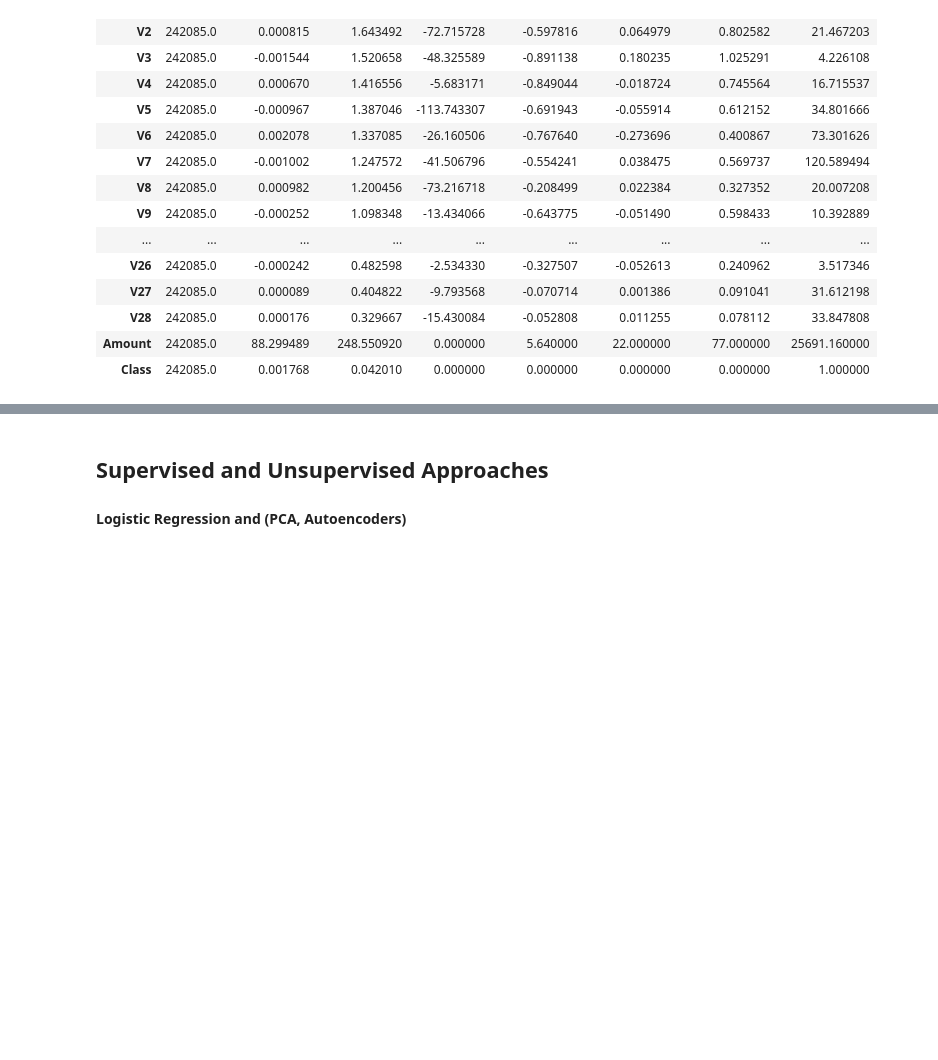
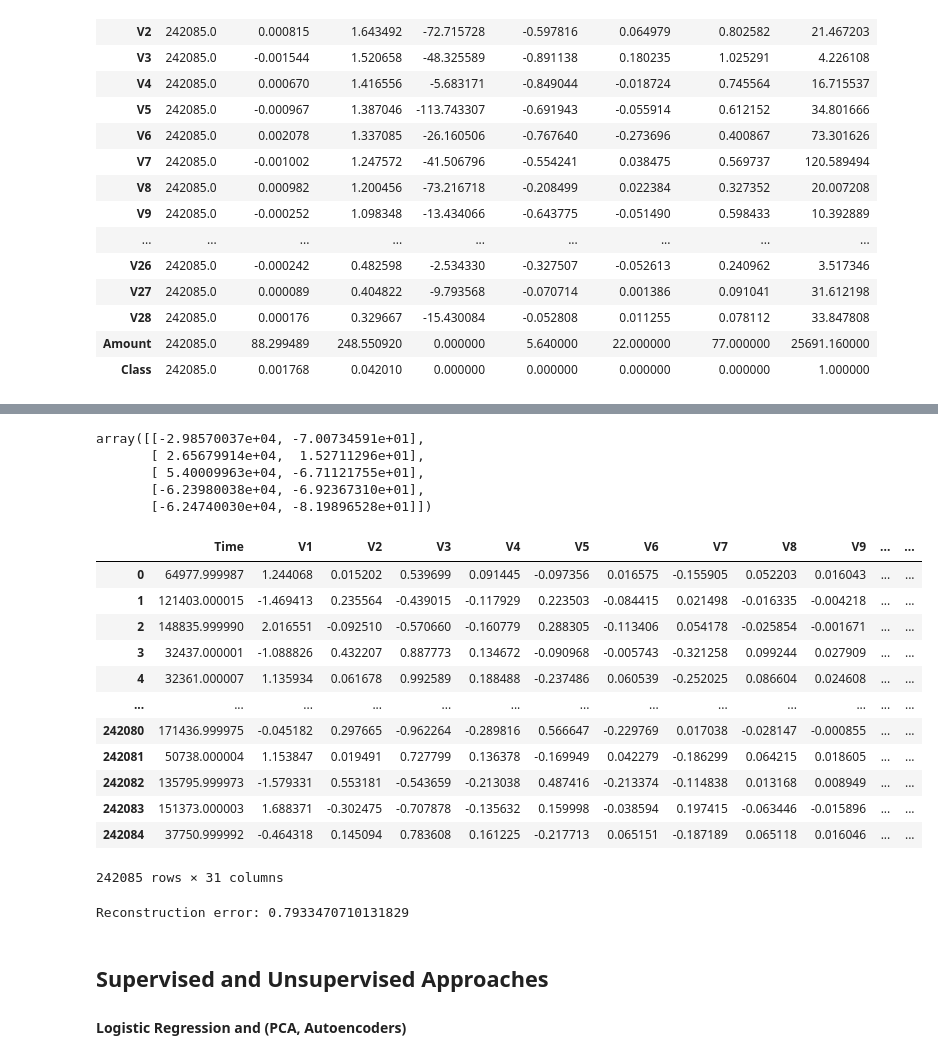
Before and after one commit to nitishkthakur/AnomalyDetectionPCA, a Jupyter notebook: rough.ipynb, the cells around one changed output, grey strips where cells are left out. Drawn from its saved outputs; the diff is of its cells as text; code cells hidden in the pictures; blank space fills up the shorter version.

```diff
--- a/rough.ipynb
+++ b/rough.ipynb
@@ -62,0 +47,23 @@ Name: Class, dtype: float64
+# %%
+rec_errors = []
+for n_components in range(1, 31):
+
+    pca = pipeline.make_pipeline(preprocessing.StandardScaler(), decomposition.PCA(n_components=n_components)).fit(df)
+    df_pca = pca.transform(df)
+    inv_transformed = pd.DataFrame(pca.inverse_transform(df_pca), columns=df.columns)
+    #print(f"n_components: {n_components}, explained_variance_ratio: {pca.explained_variance_ratio_.sum()}")
+    print(f"Shape of transformed data: {df_pca.shape}")
+    print(f"Shape of inverse transformed data: {inv_transformed.shape}\n")
+    reconstruction_error = metrics.mean_squared_error(df, inv_transformed)
+    rec_errors.append(reconstruction_error)
+# Plot the reconstruction errors
+plt.figure(figsize=(10, 6))
+plt.plot(range(1, 31), rec_errors, marker='o')
+plt.title('Reconstruction Error vs Number of PCA Components')
+plt.xlabel('Number of PCA Components')
+plt.ylabel('Reconstruction Error (MSE)')
+plt.xticks(range(1, 31))
+plt.grid()
+plt.show()
+
+    #print(f"Reconstruction error: {reconstruction_error}")
@@ -62,0 +98,29 @@ Name: Class, dtype: float64
+# %%
+df_pca[:5, :2]
+# %% [output]
+array([[-2.98570037e+04, -7.00734591e+01],
+       [ 2.65679914e+04,  1.52711296e+01],
+       [ 5.40009963e+04, -6.71121755e+01],
+       [-6.23980038e+04, -6.92367310e+01],
+       [-6.24740030e+04, -8.19896528e+01]])
+# %%
+inv_transformed
+# %% [output]
+|  | Time | V1 | V2 | V3 | V4 | V5 | V6 | V7 | V8 | V9 | ... | ... |
+| 0 | 64977.999987 | 1.244068 | 0.015202 | 0.539699 | 0.091445 | -0.097356 | 0.016575 | -0.155905 | 0.052203 | 0.016043 | ... | ... |
+| 1 | 121403.000015 | -1.469413 | 0.235564 | -0.439015 | -0.117929 | 0.223503 | -0.084415 | 0.021498 | -0.016335 | -0.004218 | ... | ... |
+| 2 | 148835.999990 | 2.016551 | -0.092510 | -0.570660 | -0.160779 | 0.288305 | -0.113406 | 0.054178 | -0.025854 | -0.001671 | ... | ... |
+| 3 | 32437.000001 | -1.088826 | 0.432207 | 0.887773 | 0.134672 | -0.090968 | -0.005743 | -0.321258 | 0.099244 | 0.027909 | ... | ... |
+| 4 | 32361.000007 | 1.135934 | 0.061678 | 0.992589 | 0.188488 | -0.237486 | 0.060539 | -0.252025 | 0.086604 | 0.024608 | ... | ... |
+| ... | ... | ... | ... | ... | ... | ... | ... | ... | ... | ... | ... | ... |
+| 242080 | 171436.999975 | -0.045182 | 0.297665 | -0.962264 | -0.289816 | 0.566647 | -0.229769 | 0.017038 | -0.028147 | -0.000855 | ... | ... |
+| 242081 | 50738.000004 | 1.153847 | 0.019491 | 0.727799 | 0.136378 | -0.169949 | 0.042279 | -0.186299 | 0.064215 | 0.018605 | ... | ... |
+| 242082 | 135795.999973 | -1.579331 | 0.553181 | -0.543659 | -0.213038 | 0.487416 | -0.213374 | -0.114838 | 0.013168 | 0.008949 | ... | ... |
+| 242083 | 151373.000003 | 1.688371 | -0.302475 | -0.707878 | -0.135632 | 0.159998 | -0.038594 | 0.197415 | -0.063446 | -0.015896 | ... | ... |
+| 242084 | 37750.999992 | -0.464318 | 0.145094 | 0.783608 | 0.161225 | -0.217713 | 0.065151 | -0.187189 | 0.065118 | 0.016046 | ... | ... |
+242085 rows × 31 columns
+# %%
+reconstruction_error = metrics.mean_squared_error(df, inv_transformed)
+print(f"Reconstruction error: {reconstruction_error}")
+# %% [output]
+Reconstruction error: 0.7933470710131829
```
Also changed, not shown: parts of 5 cells of this notebook, 1 other file.
